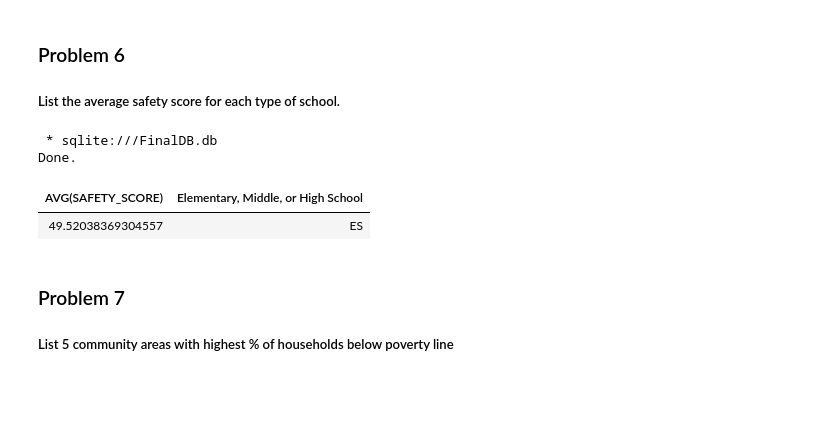
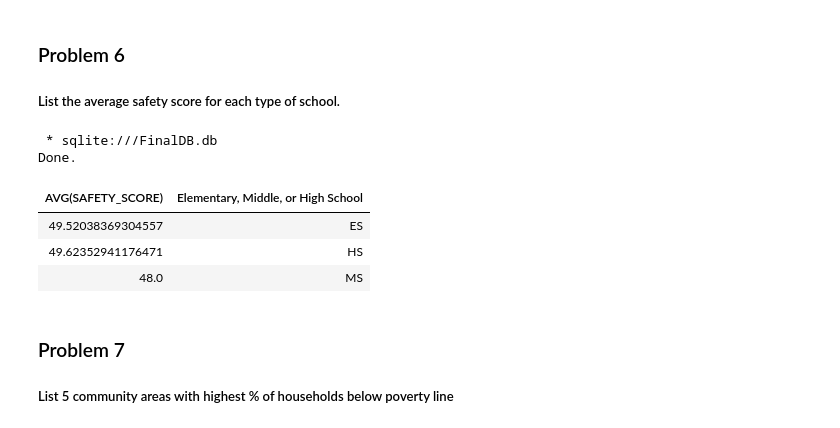
Before and after one commit to ArpitaSatsangi/Databases-and-SQL--Coursera, a Jupyter notebook: 27. Assignment: Notebook for Peer Assignment/DB0201EN-PeerAssign-v5_SQLite.ipynb, the cells around one changed output. Cells and saved outputs as stored; diff of their text form; code cells hidden in the pictures; blank space fills up the shorter version.

```diff
--- a/27. Assignment: Notebook for Peer Assignment/DB0201EN-PeerAssign-v5_SQLite.ipynb
+++ b/27. Assignment: Notebook for Peer Assignment/DB0201EN-PeerAssign-v5_SQLite.ipynb
@@ -255,13 +285,15 @@ Done.
 # %%
 %%sql
 select AVG(SAFETY_SCORE),"Elementary, Middle, or High School"
 from CHICAGO_PUBLIC_SCHOOLS
-where "Elementary, Middle, or High School" = 'ES';
+group by "Elementary, Middle, or High School";
 # %% [output]
  * sqlite:///FinalDB.db
 Done.
 | AVG(SAFETY_SCORE) | Elementary, Middle, or High School |
 | 49.52038369304557 | ES |
+| 49.62352941176471 | HS |
+| 48.0 | MS |
 # %% [markdown]
 ### Problem 7
 
```
Also changed, not shown: parts of 12 cells of this notebook.
